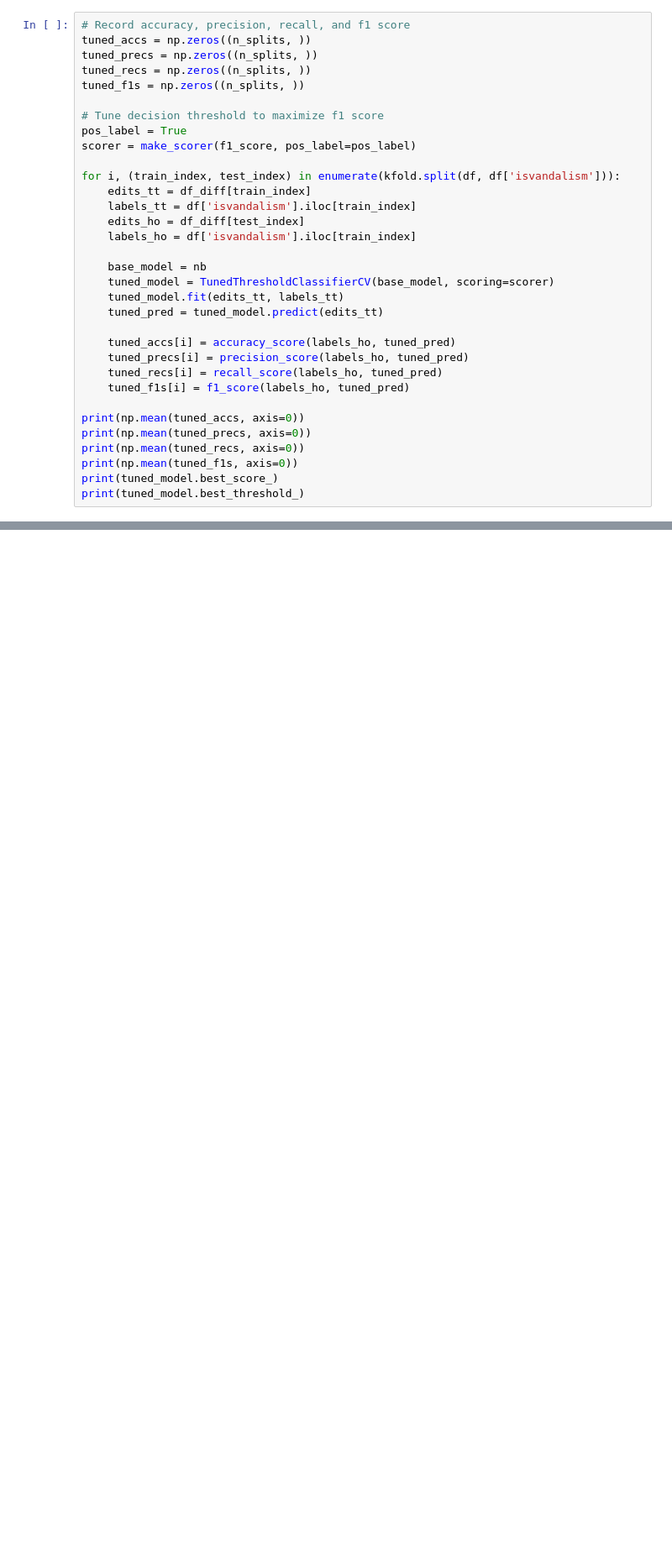
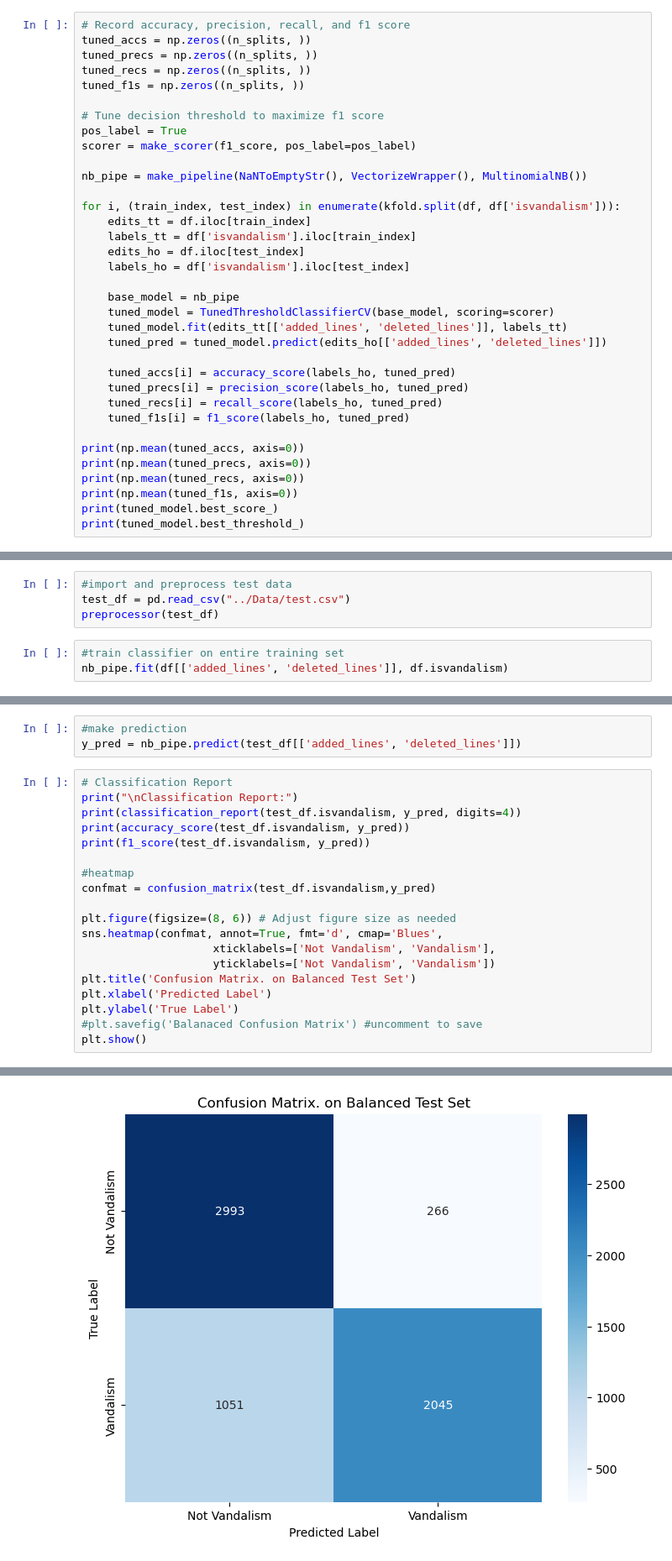
Before and after one commit to Daniel-Milanes/WikiShield, a Jupyter notebook: models/multinomial_nb.ipynb, the cells around one changed output, grey strips where cells are left out. Shown at 84% size. Drawn from its saved outputs; the diff is of its cells as text; blank space fills up the shorter version.

Commit message:
Make transformers for preprocessing, make pipeline. Add test results on balanced and imbalanced test set.

```diff
--- a/models/multinomial_nb.ipynb
+++ b/models/multinomial_nb.ipynb
@@ -59,16 +149,18 @@ tuned_f1s = np.zeros((n_splits, ))
 pos_label = True
 scorer = make_scorer(f1_score, pos_label=pos_label)
 
+nb_pipe = make_pipeline(NaNToEmptyStr(), VectorizeWrapper(), MultinomialNB())
+
 for i, (train_index, test_index) in enumerate(kfold.split(df, df['isvandalism'])):
-    edits_tt = df_diff[train_index]
+    edits_tt = df.iloc[train_index]
     labels_tt = df['isvandalism'].iloc[train_index]
-    edits_ho = df_diff[test_index]
-    labels_ho = df['isvandalism'].iloc[train_index]
+    edits_ho = df.iloc[test_index]
+    labels_ho = df['isvandalism'].iloc[test_index]
 
-    base_model = nb
+    base_model = nb_pipe
     tuned_model = TunedThresholdClassifierCV(base_model, scoring=scorer)
-    tuned_model.fit(edits_tt, labels_tt)
-    tuned_pred = tuned_model.predict(edits_tt)
+    tuned_model.fit(edits_tt[['added_lines', 'deleted_lines']], labels_tt)
+    tuned_pred = tuned_model.predict(edits_ho[['added_lines', 'deleted_lines']])
 
     tuned_accs[i] = accuracy_score(labels_ho, tuned_pred)
     tuned_precs[i] = precision_score(labels_ho, tuned_pred)
@@ -90,0 +189,7 @@ print(tuned_model.best_threshold_)
+# %%
+#import and preprocess test data
+test_df = pd.read_csv("../Data/test.csv")
+preprocessor(test_df)
+# %%
+#train classifier on entire training set
+nb_pipe.fit(df[['added_lines', 'deleted_lines']], df.isvandalism)
@@ -90,0 +205,23 @@ print(tuned_model.best_threshold_)
+# %%
+#make prediction
+y_pred = nb_pipe.predict(test_df[['added_lines', 'deleted_lines']])
+# %%
+# Classification Report
+print("\nClassification Report:")
+print(classification_report(test_df.isvandalism, y_pred, digits=4))
+print(accuracy_score(test_df.isvandalism, y_pred))
+print(f1_score(test_df.isvandalism, y_pred))
+
+#heatmap
+confmat = confusion_matrix(test_df.isvandalism,y_pred)
+
+plt.figure(figsize=(8, 6)) # Adjust figure size as needed
+sns.heatmap(confmat, annot=True, fmt='d', cmap='Blues',
+                    xticklabels=['Not Vandalism', 'Vandalism'],
+                    yticklabels=['Not Vandalism', 'Vandalism'])
+plt.title('Confusion Matrix. on Balanced Test Set')
+plt.xlabel('Predicted Label')
+plt.ylabel('True Label')
+#plt.savefig('Balanaced Confusion Matrix') #uncomment to save
+plt.show()
+# %% [output]
@@ -90,0 +240 @@ print(tuned_model.best_threshold_)
+[figure, added]
```
Also changed, not shown: parts of 24 cells of this notebook.
